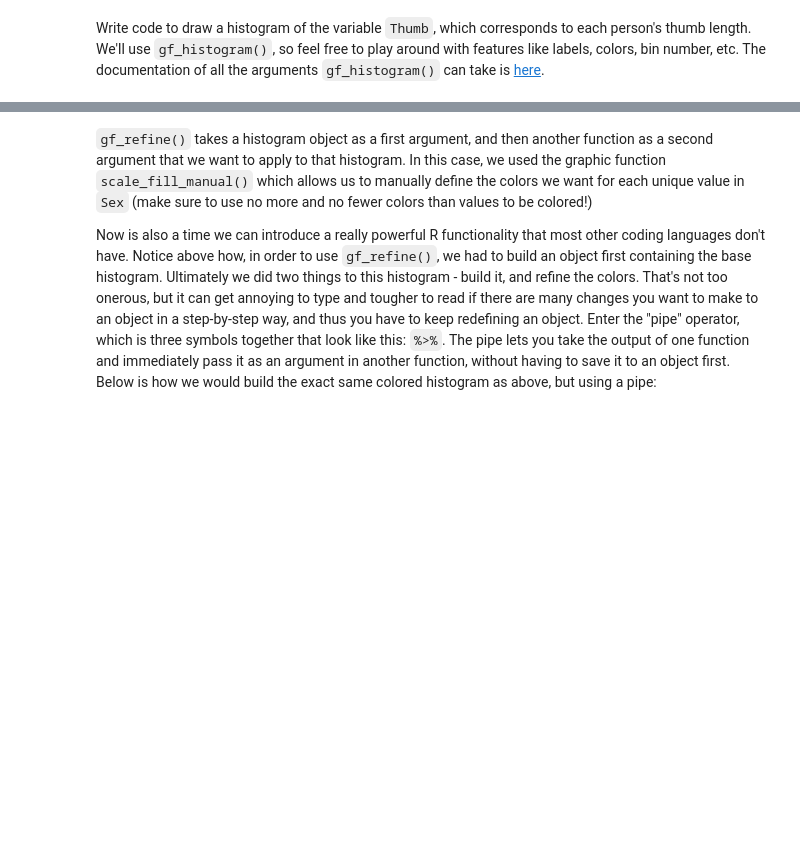
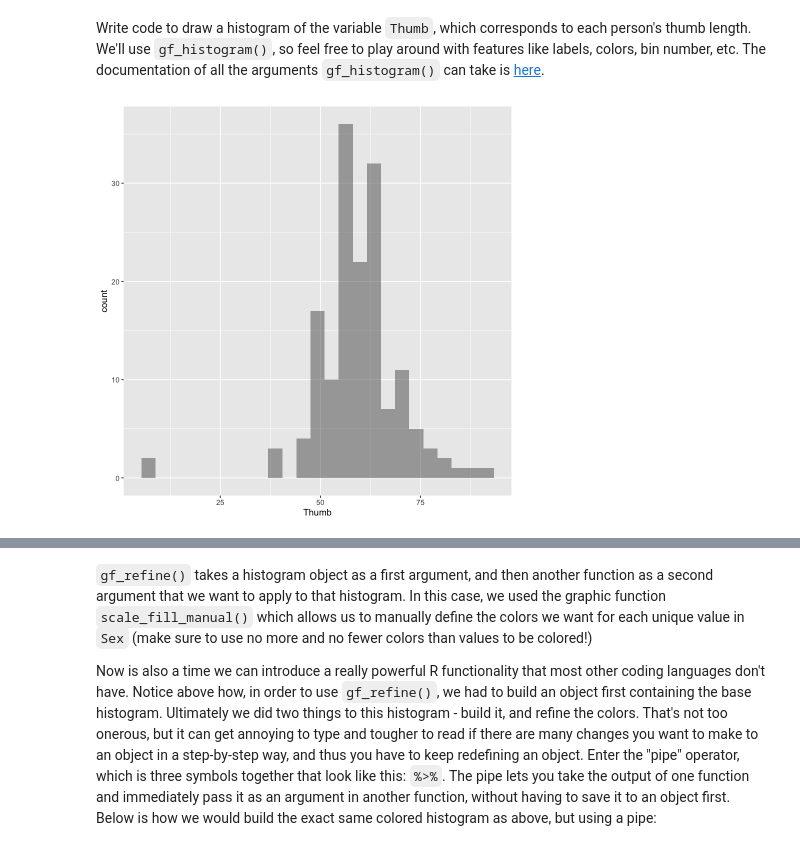
Before and after one commit to smburns47/Psyc158, a Jupyter notebook: chapter-6.ipynb, the cells around one changed output, grey strips where cells are left out. Cells and saved outputs as stored; diff of their text form; code cells hidden in the pictures; blank space fills up the shorter version.

Commit message:
update student data with new observations

````diff
--- a/chapter-6.ipynb
+++ b/chapter-6.ipynb
@@ -36,7 +88,9 @@ studentdata <- read_csv("https://raw.githubusercontent.com/smburns47/Psyc158/mai
 # %% [markdown]
 Write code to draw a histogram of the variable ```Thumb```, which corresponds to each person's thumb length. We'll use ```gf_histogram()```, so feel free to play around with features like labels, colors, bin number, etc. The documentation of all the arguments ```gf_histogram()``` can take is [here](https://www.rdocumentation.org/packages/ggformula/versions/0.10.1/topics/gf_histogram).
 # %%
-gf_histogram(~ Thumb, data = fingers)
+gf_histogram(~ Thumb, data = studentdata)
+# %% [output]
+[figure, added]
 # %% [markdown]
 Quickly evaluating the distribution, it looks like most of the thumbs run between 40 and 80 mm long; the center of the distribution is somewhere around 60 mm; and the distribution is kind of normal-shaped, with most of the observations clustered around the middle, then just a few observations in the outer tails.
 
````
Also changed, not shown: parts of 9 cells of this notebook, 2 other files.
